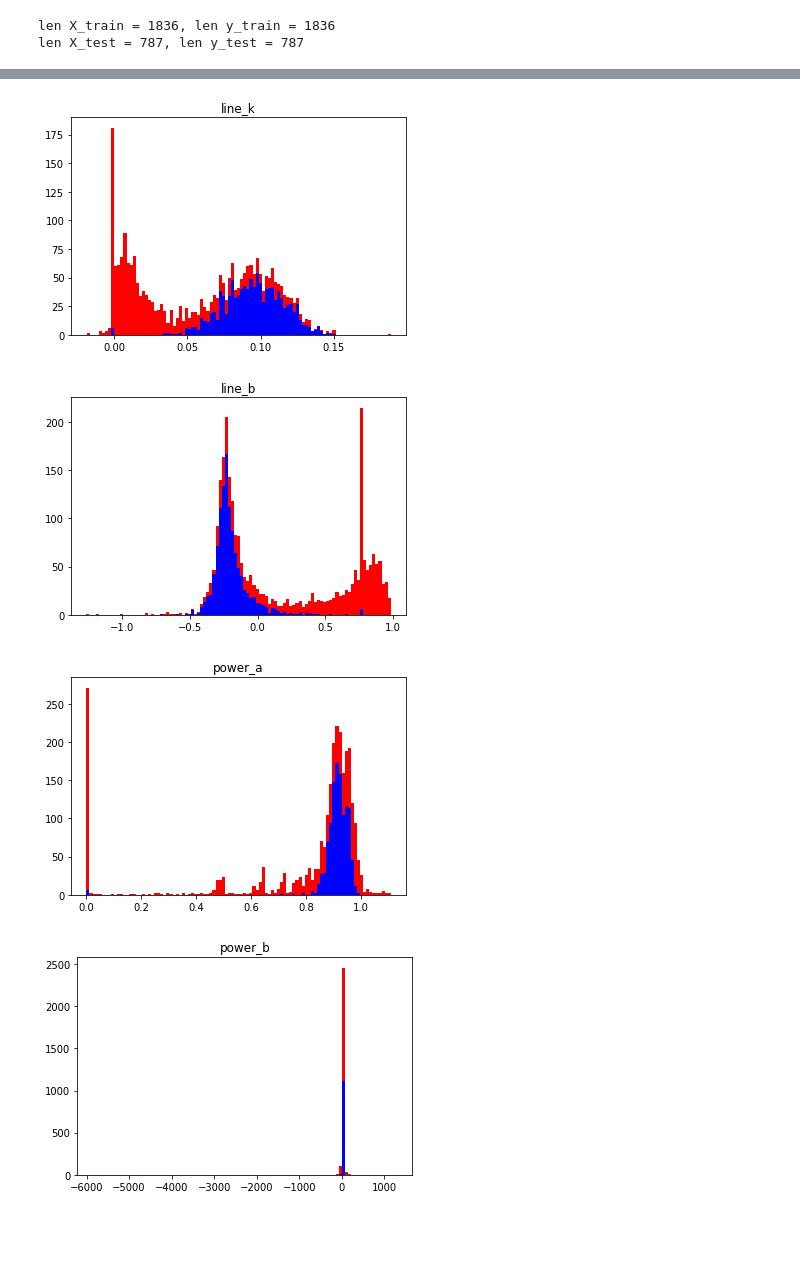
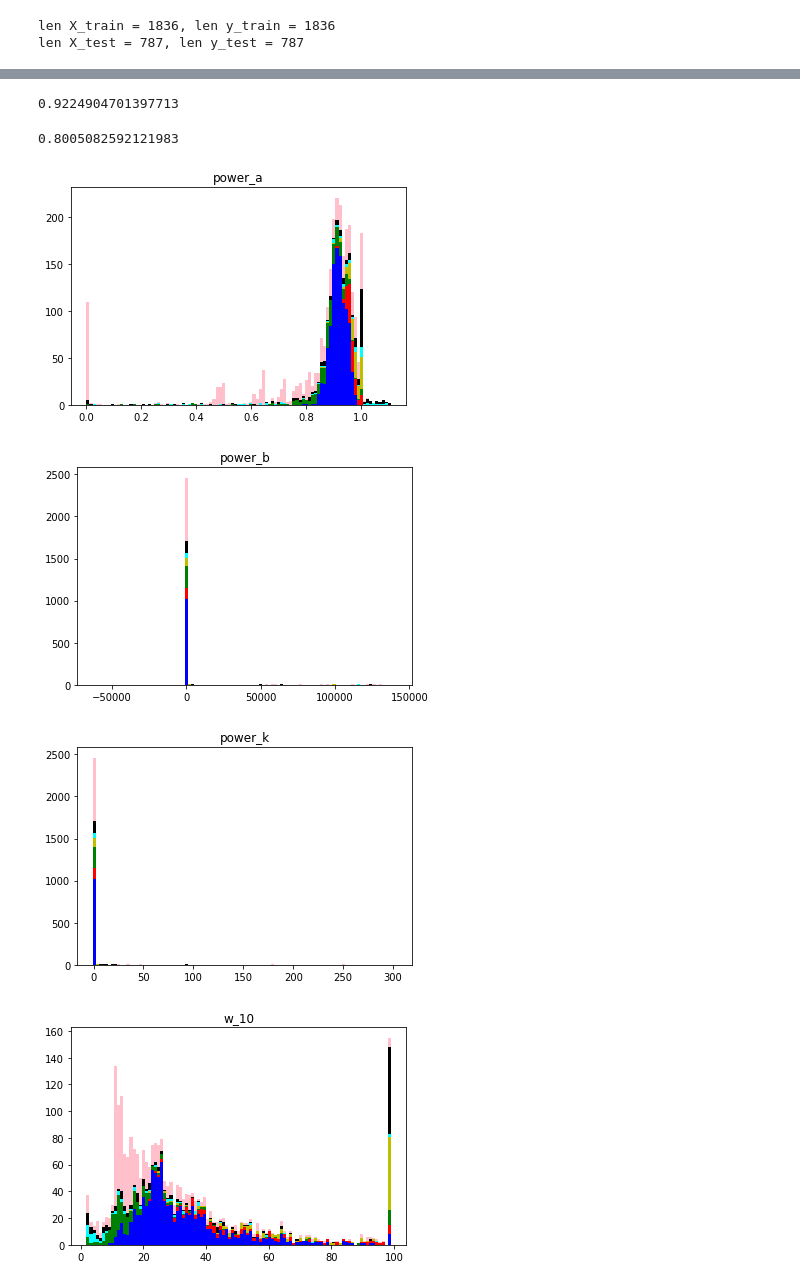
Before and after one commit to KazAndr/SWTraject, a Jupyter notebook: part_fit_classification.ipynb, the cells around one changed output, grey strips where cells are left out. Drawn from its saved outputs; the diff is of its cells as text; code cells hidden in the pictures; blank space fills up the shorter version.

Commit message:
Classifications with 2 and 6 types were added.

```diff
--- a/part_fit_classification.ipynb
+++ b/part_fit_classification.ipynb
@@ -10,4 +14,4 @@ from sklearn.model_selection import train_test_split
 from sklearn.metrics import accuracy_score
 from scipy.optimize import curve_fit
 # %%
-gp_table = pd.read_table('./results_by_08.05.2019/crab_gp_kaz_10_2016-2018_calib_typed.csv', sep='\t')
+gp_table = pd.read_table('./crab_gp_kaz_10_2016-2018_calib_7types.csv', sep='\t')
@@ -14,7 +27,5 @@ gp_table = pd.read_table('./results_by_08.05.2019/crab_gp_kaz_10_2016-2018_calib
 # %%
 dataset_pulse = pd.DataFrame(columns=[
-    'line_k',
-    'line_b',
     'power_a',
     'power_b',
     'power_k',
@@ -97,3 +88,10 @@ dataset_pulse
+# %%
+# reset type to 2 fraction 0 - noise and 1 - pulse
+for idx, _ in enumerate(dataset_pulse['power_a']):
+    if dataset_pulse['type'][idx] < 4:
+        dataset_pulse['type'][idx] = 0
+    else:
+        dataset_pulse['type'][idx] = 1
 # %%
 corr = dataset_pulse.corr()
 corr.style.background_gradient(cmap='coolwarm')
@@ -146,13 +143,42 @@ data_noise = dataset_pulse.where(dataset_pulse.type==0, axis=1).dropna()
+# %%
+clf = RandomForestClassifier()
+clf = clf.fit(X_train, y_train)
+predictions = clf.predict(X_test)
+print(accuracy_score(predictions, y_test))
+# %% [output]
+0.9224904701397713
+# %%
+clf = LogisticRegression()
+clf = clf.fit(X_train, y_train)
+predictions = clf.predict(X_test)
+print(accuracy_score(predictions, y_test))
+# %% [output]
+0.8005082592121983
+# %%
+data_pulse = dataset_pulse.where(dataset_pulse.type==6, axis=1).dropna()
+data_b_pulse = dataset_pulse.where(dataset_pulse.type==5, axis=1).dropna()
+data_w_pulse = dataset_pulse.where(dataset_pulse.type==4, axis=1).dropna()
+data_un_noise = dataset_pulse.where(dataset_pulse.type==3, axis=1).dropna()
+data_st_noise = dataset_pulse.where(dataset_pulse.type==2, axis=1).dropna()
+data_nn_noise = dataset_pulse.where(dataset_pulse.type==1, axis=1).dropna()
+data_noise = dataset_pulse.where(dataset_pulse.type==0, axis=1).dropna()
 # %%
 for lbl in data_pulse.columns:
     bins = np.linspace(min(dataset_pulse[lbl]), max(dataset_pulse[lbl]), 100)
     plt.close()
     plt.title(lbl)
-    plt.hist([data_pulse[lbl ], data_noise[lbl]],
-             bins=bins, stacked=True, color=['b', 'r'])
+    plt.hist([data_pulse[lbl],
+              data_b_pulse[lbl],
+              data_w_pulse[lbl],
+              data_un_noise[lbl],
+              data_st_noise[lbl],
+              data_nn_noise[lbl],
+              data_noise[lbl],
+             ],
+             bins=bins, stacked=True, color=['b', 'r', 'g', 'y', 'aqua', 'black', 'pink'])
     plt.show()
 # %% [output]
-[figure, old version]
+[figure, new version]
-[figure, old version]
+[figure, new version]
-[figure, old version]
+[figure, new version]
-[figure, old version]
+[figure, new version]
```
Also changed, not shown: parts of 12 cells of this notebook, 2 other files.
